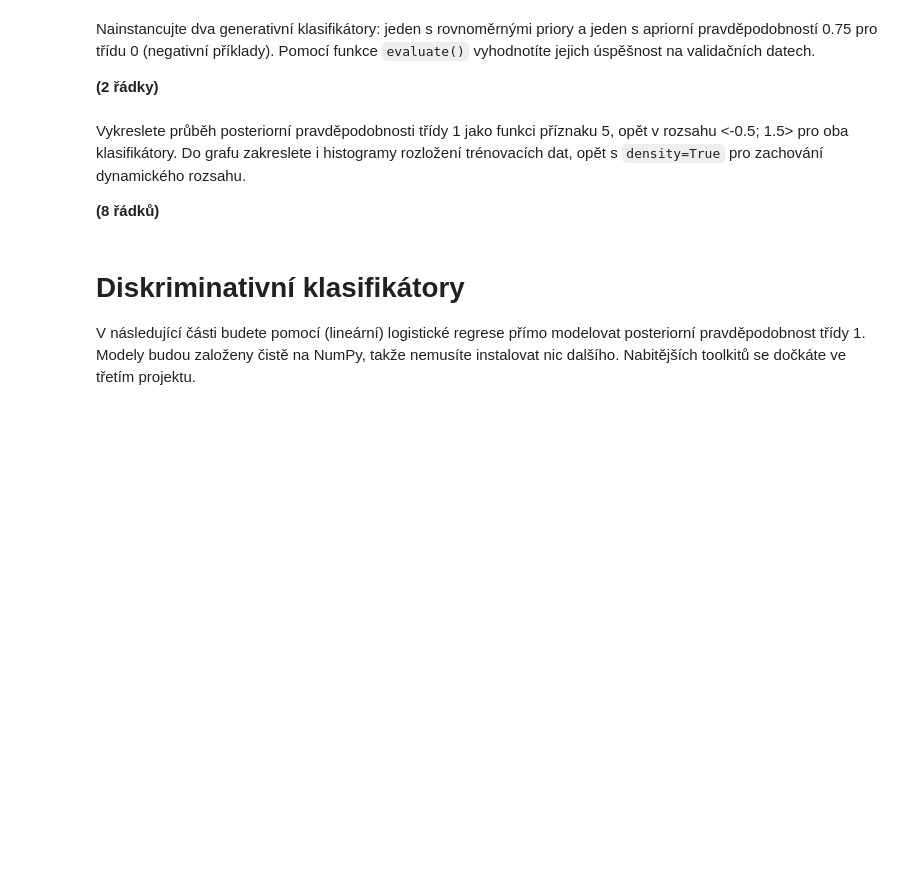
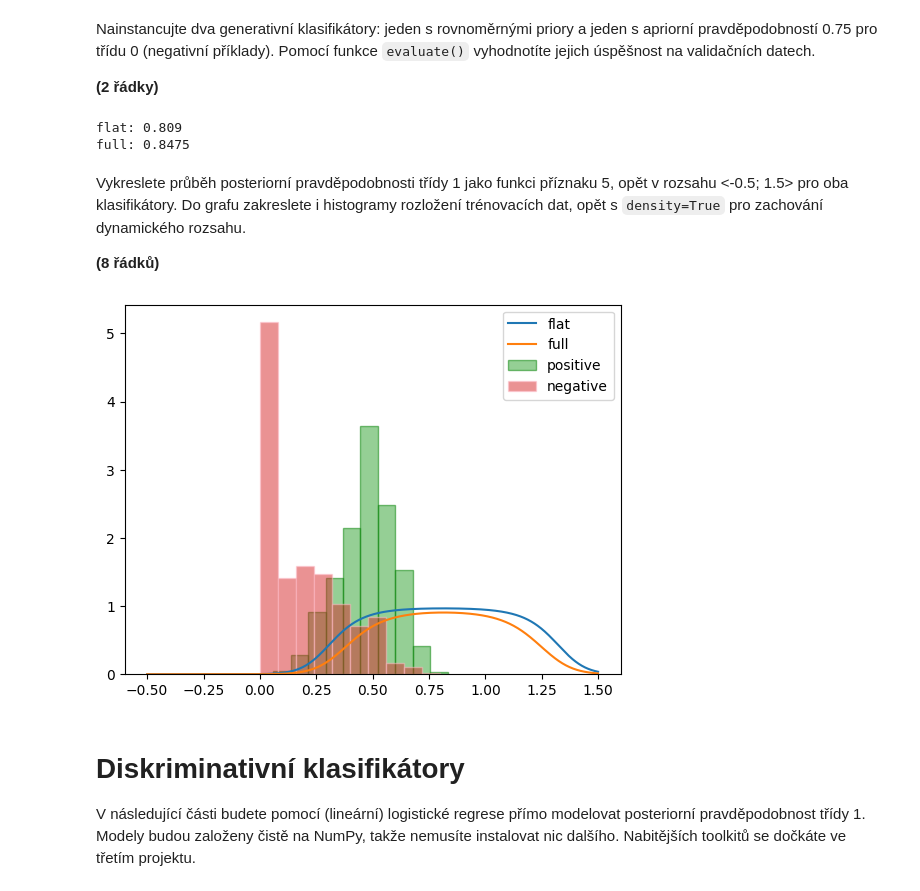
Before and after one commit to dnosko/SUI, a Jupyter notebook: proj2/zadani.ipynb, the cells around one changed output. Saved outputs shown, nothing was run; the diff lists cells and outputs as text; code cells hidden in the pictures; blank space fills up the shorter version.

```diff
--- a/proj2/zadani.ipynb
+++ b/proj2/zadani.ipynb
@@ -147,14 +165,30 @@ class GenerativeClassifier2Class:
+# %%
+class GenerativeClassifier2Class:
+    def __init__(self, df0, df1, ap0,ap1):
+        if ap1 < 0.0 or ap1 > 1.0 or ap1 < 0.0 or ap1 > 1.0:
+            print('Probability needs to be in range 0.0-1.0')
+            return
+        self.df0 = df0
+        self.df1 = df1
+        self.ap0 = ap0
+        self.ap1 = ap1
+
+    def prob_class_1(self, data):
+        return ((self.df1.pdf(data)*self.ap1)/(self.df0.pdf(data)*self.ap0 + self.df1.pdf(data)*self.ap1))
 # %% [markdown]
 Nainstancujte dva generativní klasifikátory: jeden s rovnoměrnými priory a jeden s apriorní pravděpodobností 0.75 pro třídu 0 (negativní příklady).
 Pomocí funkce `evaluate()` vyhodnotíte jejich úspěšnost na validačních datech.
 
 **(2 řádky)**
 # %%
-classifier_flat_prior = None
-classifier_full_prior = None
+classifier_flat_prior = GenerativeClassifier2Class(scipy.stats.norm(mu_neg, std_neg), scipy.stats.norm(mu_pos, std_pos), 0.5,0.5)
+classifier_full_prior = GenerativeClassifier2Class(scipy.stats.norm(mu_neg, std_neg), scipy.stats.norm(mu_pos, std_pos), 0.75,0.25)
 
 print('flat:', evaluate(classifier_flat_prior, val_dataset.xs[:, FOI], val_dataset.targets))
 print('full:', evaluate(classifier_full_prior, val_dataset.xs[:, FOI], val_dataset.targets))
+# %% [output]
+flat: 0.809
+full: 0.8475
 # %% [markdown]
 Vykreslete průběh posteriorní pravděpodobnosti třídy 1 jako funkci příznaku 5, opět v rozsahu <-0.5; 1.5> pro oba klasifikátory.
 Do grafu zakreslete i histogramy rozložení trénovacích dat, opět s `density=True` pro zachování dynamického rozsahu.
@@ -165,3 +197,15 @@ pass
+# %%
+x = np.linspace(-0.5,1.5,1000)
+gauss_flat = classifier_flat_prior.prob_class_1(x)
+gauss_full = classifier_full_prior.prob_class_1(x)
+plt.plot(x, gauss_flat, label='flat')
+plt.plot(x, gauss_full, label='full')
+plt.hist(train_dataset.pos[:,FOI],alpha=0.5,label='positive', density=True, edgecolor='green')
+plt.hist(train_dataset.neg[:,FOI],alpha=0.5,label='negative', density=True,edgecolor='pink')
+plt.legend(loc='upper right')
+plt.show()
+# %% [output]
+[figure, added]
 # %% [markdown]
 # Diskriminativní klasifikátory
 V následující části budete pomocí (lineární) logistické regrese přímo modelovat posteriorní pravděpodobnost třídy 1.
```
Also changed, not shown: parts of 10 cells of this notebook.
